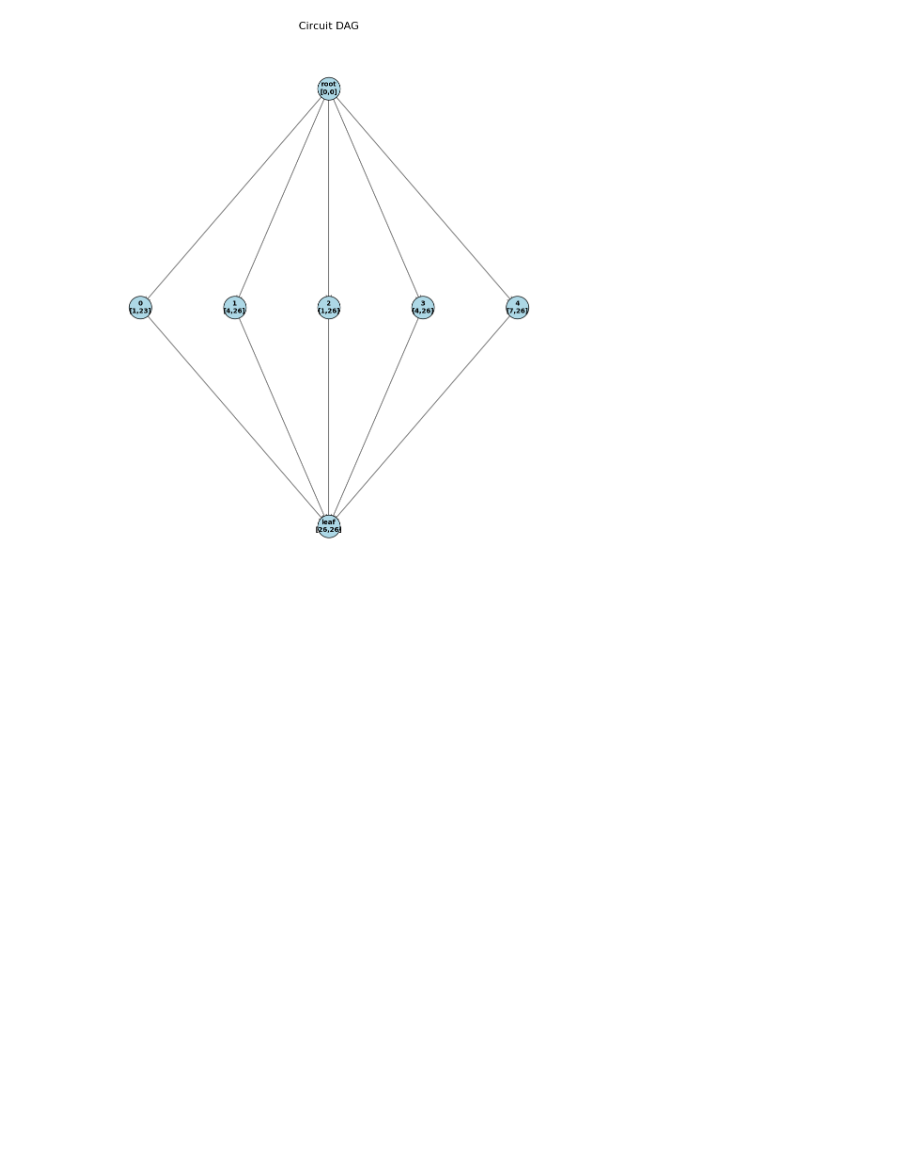
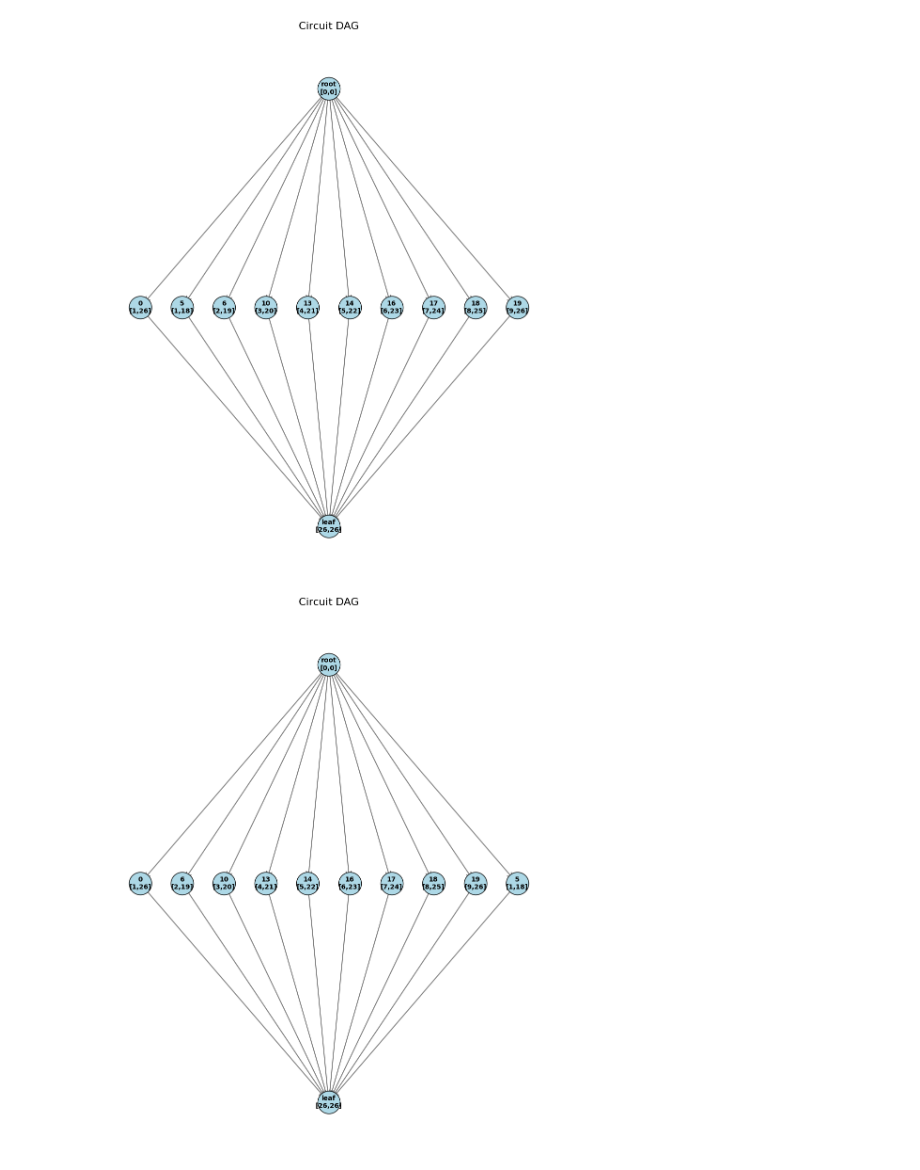
Before and after one commit to xusun0623/qubit-reuse, a Jupyter notebook: test_compiler.ipynb, the cells around one changed output. Drawn from its saved outputs; the diff is of its cells as text; code cells hidden in the pictures; blank space fills up the shorter version.

```diff
--- a/test_compiler.ipynb
+++ b/test_compiler.ipynb
@@ -1,32 +1,33 @@
 # %%
 from qiskit import QuantumCircuit, qasm3
 from quantum_chip import QuantumChip
 from hardware import HardwareParams
 from qrmove_compiler import QRMoveCompiler
 from utils import get_quantum_circuit
 
-_type = "qaoa"
-_qubit_num = 5 # 395行 * 100列
+_type = "bv"
+_qubit_num = 20 # 395行 * 100列
 
 quantum_circuit: QuantumCircuit = get_quantum_circuit(_type, _qubit_num)
 
 # quantum_circuit.draw(output="mpl", filename="./output/qaoa_10.png")
 quantum_chip = QuantumChip(
     # square / hexagon / heavy_square / heavy_hexagon
     "square",
     50,
 )
 # quantum_chip.visualize()
 hardware_param = HardwareParams(
     time_1q=50.0,  # 单比特门时间
     time_2q=300.0,  # 双比特门时间
     time_meas=4000.0,  # 测量时间
     time_reset=1000.0,  # 重置时间
 )
 qmc = QRMoveCompiler(
     quantum_circuit,
     quantum_chip,
     hardware_param,
 )
 # %% [output]
-[figure, old version]
+[figure, new version]
+[figure, added]
```
Also changed, not shown: parts of 1 cell of this notebook, 5 other files.
